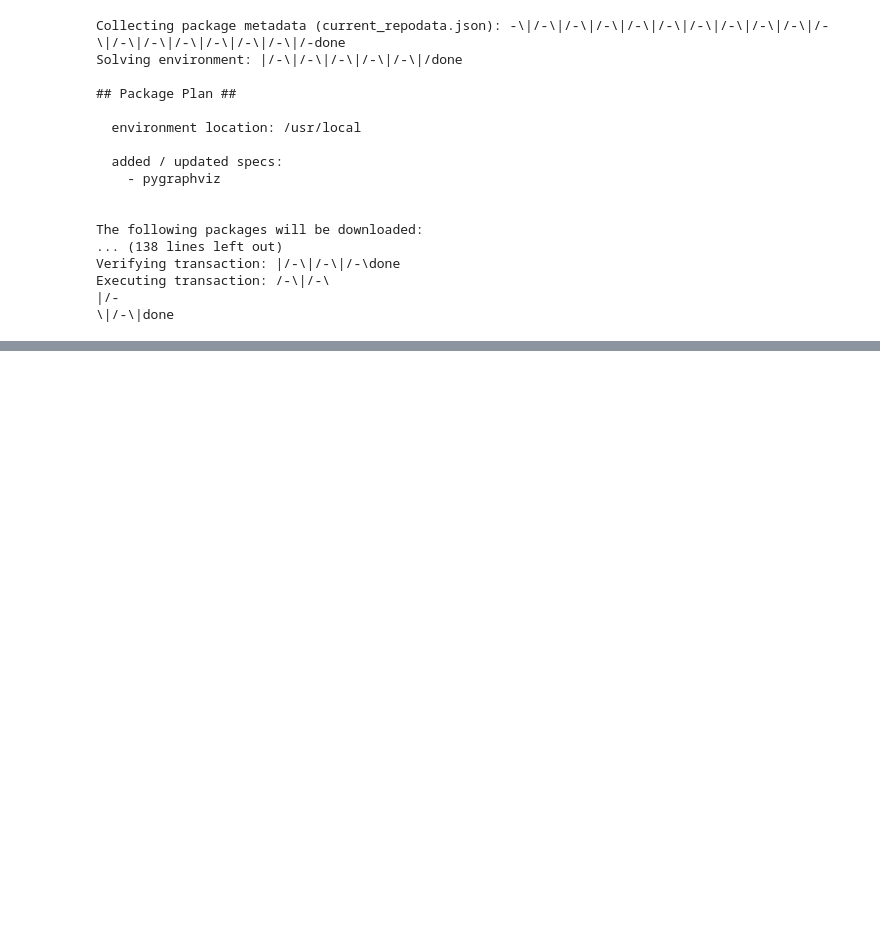
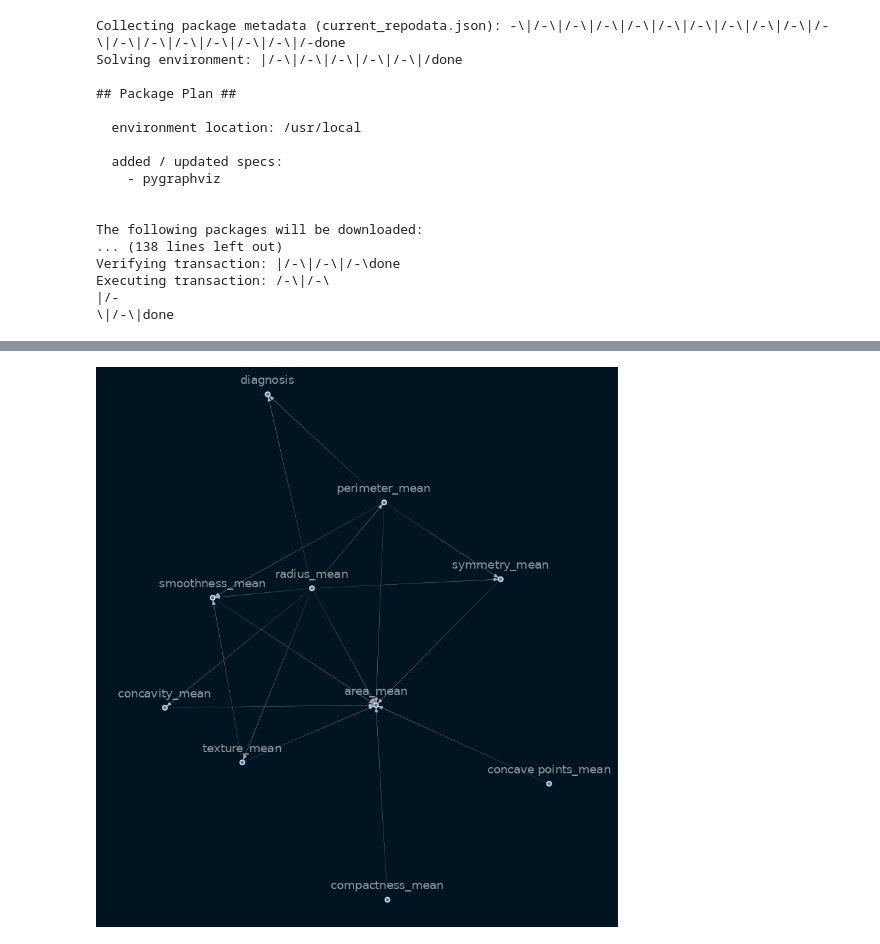
Before and after one commit to SamDewriter/BreastCancer-CausalityInference, a Jupyter notebook: CausalNex.ipynb, the cells around one changed output, grey strips where cells are left out. Cells and saved outputs as stored; diff of their text form; code cells hidden in the pictures; blank space fills up the shorter version.

```diff
--- a/CausalNex.ipynb
+++ b/CausalNex.ipynb
@@ -272,0 +146,13 @@ ValueError: ignored
+# %%
+# 50%
+causal_selected = train_df.iloc[:, :10]
+portion = int(causal_selected.shape[0] *.5)
+x_portion = causal_selected.head(portion)
+# %%
+%%time
+sm1 = from_pandas_lasso(x_portion,
+                       tabu_parent_nodes=['diagnosis'],
+                       w_threshold=0.3,
+                       beta=0.8)
+sm1 = sm1.get_largest_subgraph()
+vis_sm(sm1)
@@ -272,0 +173,3 @@ ValueError: ignored
+# %%
+vis_sm(sm1)
+# %% [output]
@@ -272,0 +187 @@ ValueError: ignored
+[figure, added]
```
Also changed, not shown: parts of 47 cells of this notebook.
